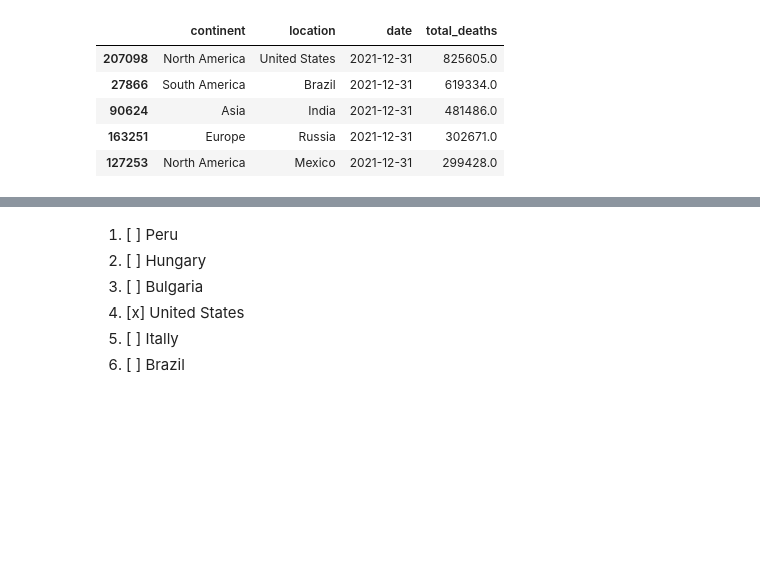
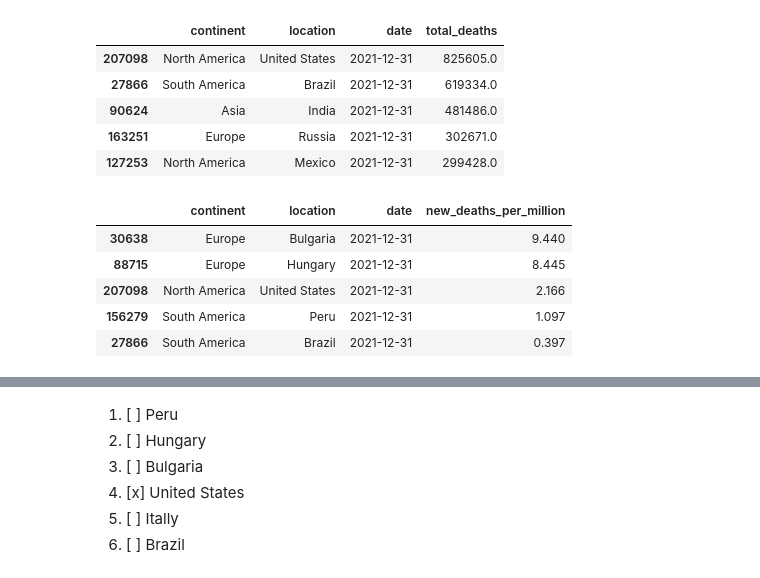
Before and after one commit to belongtothenight/BD_ML_Code, a Jupyter notebook: src/BD_midterm.ipynb, the cells around one changed output, grey strips where cells are left out. Cells and saved outputs as stored; diff of their text form; code cells hidden in the pictures; blank space fills up the shorter version.

```diff
--- a/src/BD_midterm.ipynb
+++ b/src/BD_midterm.ipynb
@@ -92,6 +92,7 @@ DF[(DF.location == 'World') & (DF.date == '2021-12-31')]
 # Q4
 Which country has the highest COVID-19 deaths per population in 2021?
 # %%
+# attempt in test
 death_data = data[data.date < ("2022-01-01") ][['continent', 'location', 'date', 'total_deaths']]
 
 buf = [None, None]
@@ -107,15 +108,7 @@ for index, row in data.iterrows():
 
 death_temp = pd.DataFrame()
 for x in location:
-    temp_data = (death_data.loc[death_data['location']==x]).tail(i)
-#     while True:
-#         i = 1
-#         temp_data = (death_data.loc[death_data['location']==x]).tail(i)
-#         value = temp_data.total_deaths.values[0]
-#         if math.isnan(value):
-#             i += 1
-#         else:
-#             break
+    temp_data = (death_data.loc[death_data['location']==x]).tail(1)
     death_temp = pd.concat([death_temp, temp_data])
 death_temp.sort_values(by=['total_deaths'], ascending=False).head()
 # %% [output]
@@ -125,3 +118,20 @@ death_temp.sort_values(by=['total_deaths'], ascending=False).head()
 | 90624 | Asia | India | 2021-12-31 | 481486.0 |
 | 163251 | Europe | Russia | 2021-12-31 | 302671.0 |
 | 127253 | North America | Mexico | 2021-12-31 | 299428.0 |
+# %%
+# attemp in class (correct)
+location = ['Peru', 'Hungary', 'Bulgaria', 'United States', 'Itally', 'Brazil']
+death_data = data[data.date < ("2022-01-01") ][['continent', 'location', 'date', 'new_deaths_per_million']]
+
+death_temp = pd.DataFrame()
+for x in location:
+    temp_data = (death_data.loc[death_data['location']==x]).tail(1)
+    death_temp = pd.concat([death_temp, temp_data])
+death_temp.sort_values(by=['new_deaths_per_million'], ascending=False).head()
+# %% [output]
+|  | continent | location | date | new_deaths_per_million |
+| 30638 | Europe | Bulgaria | 2021-12-31 | 9.440 |
+| 88715 | Europe | Hungary | 2021-12-31 | 8.445 |
+| 207098 | North America | United States | 2021-12-31 | 2.166 |
+| 156279 | South America | Peru | 2021-12-31 | 1.097 |
+| 27866 | South America | Brazil | 2021-12-31 | 0.397 |
```
Also changed, not shown: parts of 2 cells of this notebook.
